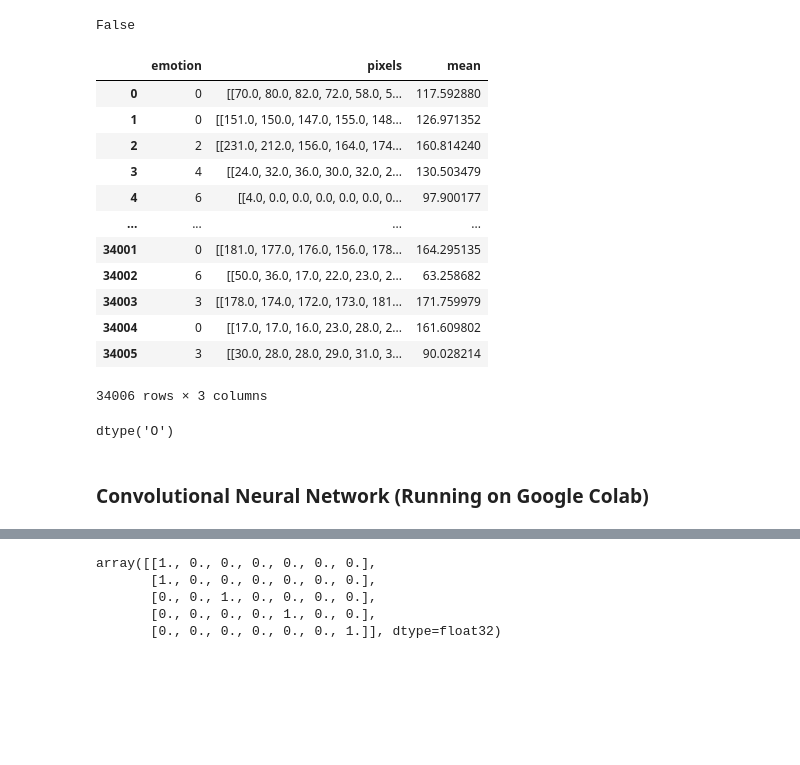
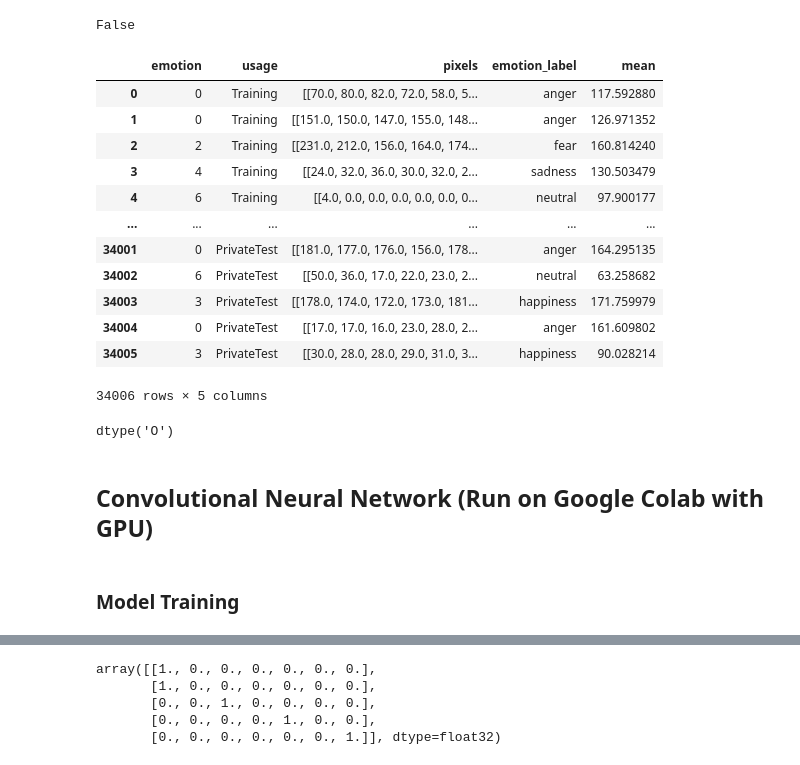
Before and after one commit to yutaili/AI-Project, a Jupyter notebook: FER_Project.ipynb, the cells around one changed output, grey strips where cells are left out. Drawn from its saved outputs; the diff is of its cells as text; code cells hidden in the pictures; blank space fills up the shorter version.

```diff
--- a/FER_Project.ipynb
+++ b/FER_Project.ipynb
@@ -114,7 +98,7 @@ Name: emotion, dtype: int64
 # %%
 # take out the usage column
-face_df = face_df[['emotion', 'pixels']]
-face_df.head()
+# face_df = face_df[['emotion', 'pixels']]
+# face_df.head()
 # %% [output]
 |  | emotion | pixels |
 | 0 | 0 | 70 80 82 72 58 58 60 63 54 58 60 ... |
@@ -124,3 +108,9 @@ face_df.head()
 | 4 | 6 | 4 0 0 0 0 0 0 0 0 0 0 0 3 15 23 2... |
 # %%
 emotion_label_to_text = {0:'anger', 1:'disgust', 2:'fear', 3:'happiness', 4: 'sadness', 5: 'surprise', 6: 'neutral'}
+# %%
+def transform_emotion(emotion):
+    return emotion_label_to_text[emotion]
+
+face_df["emotion_label"] = face_df["emotion"].apply(transform_emotion)
+face_df
@@ -191,4 +199,10 @@ See the caveats in the documentation: https://pandas.pydata.org/pandas-docs/stab
 def find_average(pixels):
     return np.average(pixels)
 
-copy["mean"] = copy["pixels"].apply(find_average)
+def transform_pixel(pixels):
+    return np.array(pixels.split(" ")).reshape(48, 48).astype("float32")
+
+face_df["pixels"] = face_df["pixels"].apply(transform_pixel)
+face_df["mean"] = face_df["pixels"].apply(find_average)
+
+face_df
@@ -276,26 +305,28 @@ np.array_equal(error_set220.iloc[8,1], error_set220.iloc[9,1])
 # %% [output]
 False
 # %%
-valid_face_df = copy[copy['mean'] <= 230]
+valid_face_df = face_df[face_df['mean'] <= 230]
 valid_face_df.reset_index(drop=True, inplace = True)
 valid_face_df
 # %% [output]
-|  | emotion | pixels | mean |
-| 0 | 0 | [[70.0, 80.0, 82.0, 72.0, 58.0, 5... | 117.592880 |
-| 1 | 0 | [[151.0, 150.0, 147.0, 155.0, 148... | 126.971352 |
-| 2 | 2 | [[231.0, 212.0, 156.0, 164.0, 174... | 160.814240 |
-| 3 | 4 | [[24.0, 32.0, 36.0, 30.0, 32.0, 2... | 130.503479 |
-| 4 | 6 | [[4.0, 0.0, 0.0, 0.0, 0.0, 0.0, 0... | 97.900177 |
-| ... | ... | ... | ... |
-| 34001 | 0 | [[181.0, 177.0, 176.0, 156.0, 178... | 164.295135 |
-| 34002 | 6 | [[50.0, 36.0, 17.0, 22.0, 23.0, 2... | 63.258682 |
-| 34003 | 3 | [[178.0, 174.0, 172.0, 173.0, 181... | 171.759979 |
-| 34004 | 0 | [[17.0, 17.0, 16.0, 23.0, 28.0, 2... | 161.609802 |
-| 34005 | 3 | [[30.0, 28.0, 28.0, 29.0, 31.0, 3... | 90.028214 |
+|  | emotion | usage | pixels | emotion_label | mean |
+| 0 | 0 | Training | [[70.0, 80.0, 82.0, 72.0, 58.0, 5... | anger | 117.592880 |
+| 1 | 0 | Training | [[151.0, 150.0, 147.0, 155.0, 148... | anger | 126.971352 |
+| 2 | 2 | Training | [[231.0, 212.0, 156.0, 164.0, 174... | fear | 160.814240 |
+| 3 | 4 | Training | [[24.0, 32.0, 36.0, 30.0, 32.0, 2... | sadness | 130.503479 |
+| 4 | 6 | Training | [[4.0, 0.0, 0.0, 0.0, 0.0, 0.0, 0... | neutral | 97.900177 |
+| ... | ... | ... | ... | ... | ... |
+| 34001 | 0 | PrivateTest | [[181.0, 177.0, 176.0, 156.0, 178... | anger | 164.295135 |
+| 34002 | 6 | PrivateTest | [[50.0, 36.0, 17.0, 22.0, 23.0, 2... | neutral | 63.258682 |
+| 34003 | 3 | PrivateTest | [[178.0, 174.0, 172.0, 173.0, 181... | happiness | 171.759979 |
+| 34004 | 0 | PrivateTest | [[17.0, 17.0, 16.0, 23.0, 28.0, 2... | anger | 161.609802 |
+| 34005 | 3 | PrivateTest | [[30.0, 28.0, 28.0, 29.0, 31.0, 3... | happiness | 90.028214 |
-34006 rows × 3 columns
+34006 rows × 5 columns
 # %%
 valid_face_df['pixels'].dtypes
 # %% [output]
 dtype('O')
 # %% [markdown]
-### Convolutional Neural Network (Running on Google Colab)
+## Convolutional Neural Network (Run on Google Colab with GPU)
+# %% [markdown]
+### Model Training
```
Also changed, not shown: parts of 57 cells of this notebook.
